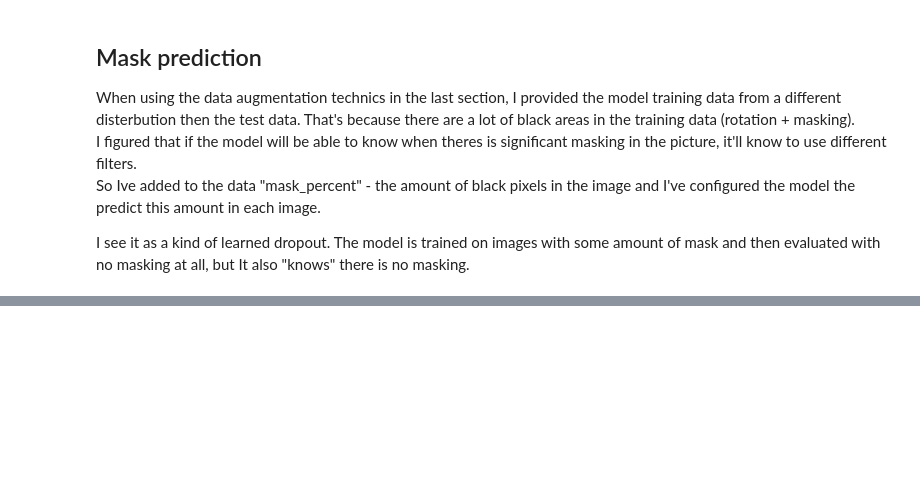
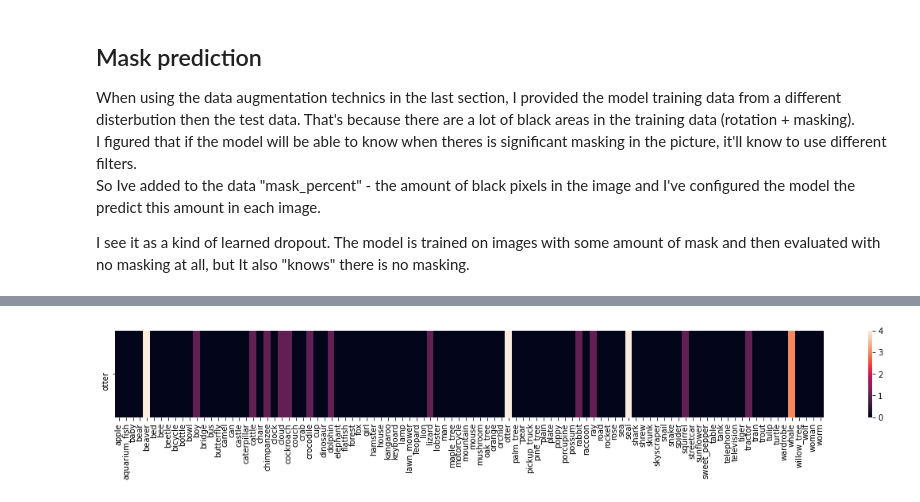
Before and after one commit to omerhac/cifar-100, a Jupyter notebook: models_performance.ipynb, the cells around one changed output, grey strips where cells are left out. Saved outputs shown, nothing was run; the diff lists cells and outputs as text; code cells hidden in the pictures; blank space fills up the shorter version.

```diff
--- a/models_performance.ipynb
+++ b/models_performance.ipynb
@@ -140,0 +220,4 @@ I see it as a kind of learned dropout. The model is trained on images with some
+# %%
+plot_category_conf_matrix('otter')
+# %% [output]
+[figure, added]
```
Also changed, not shown: parts of 19 cells of this notebook.
